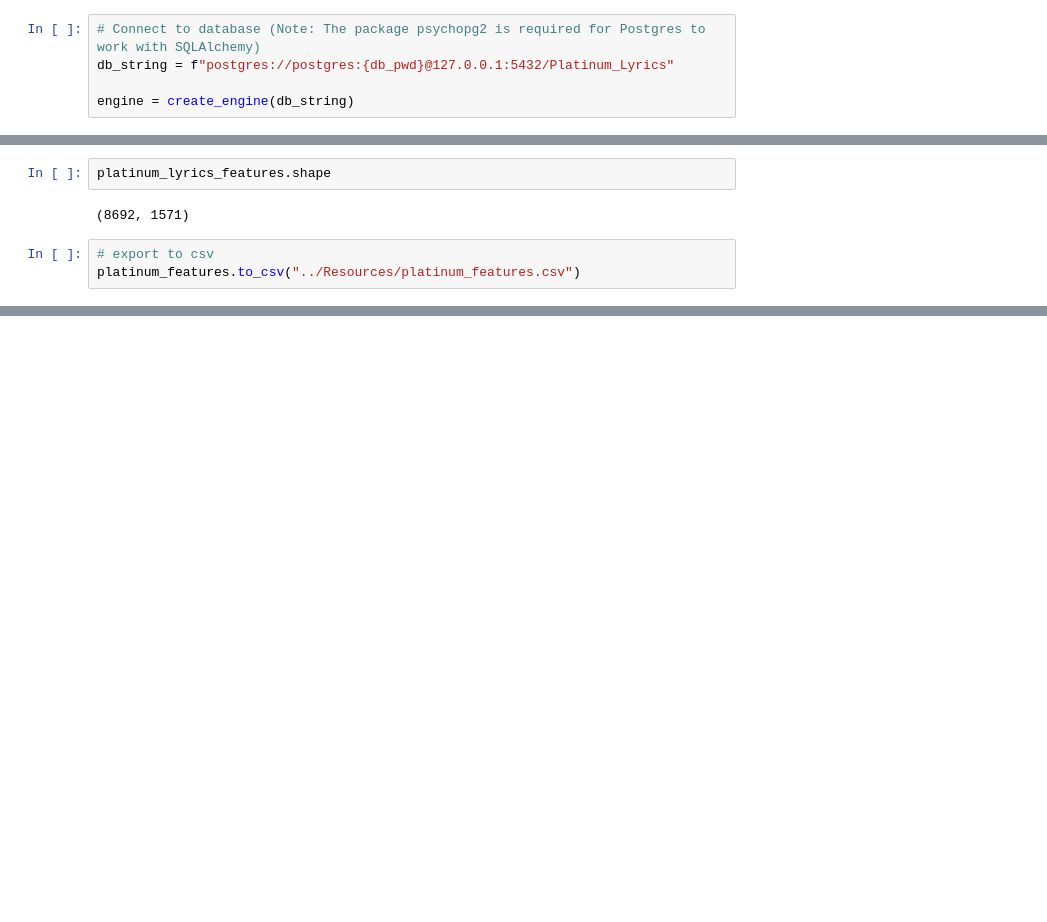
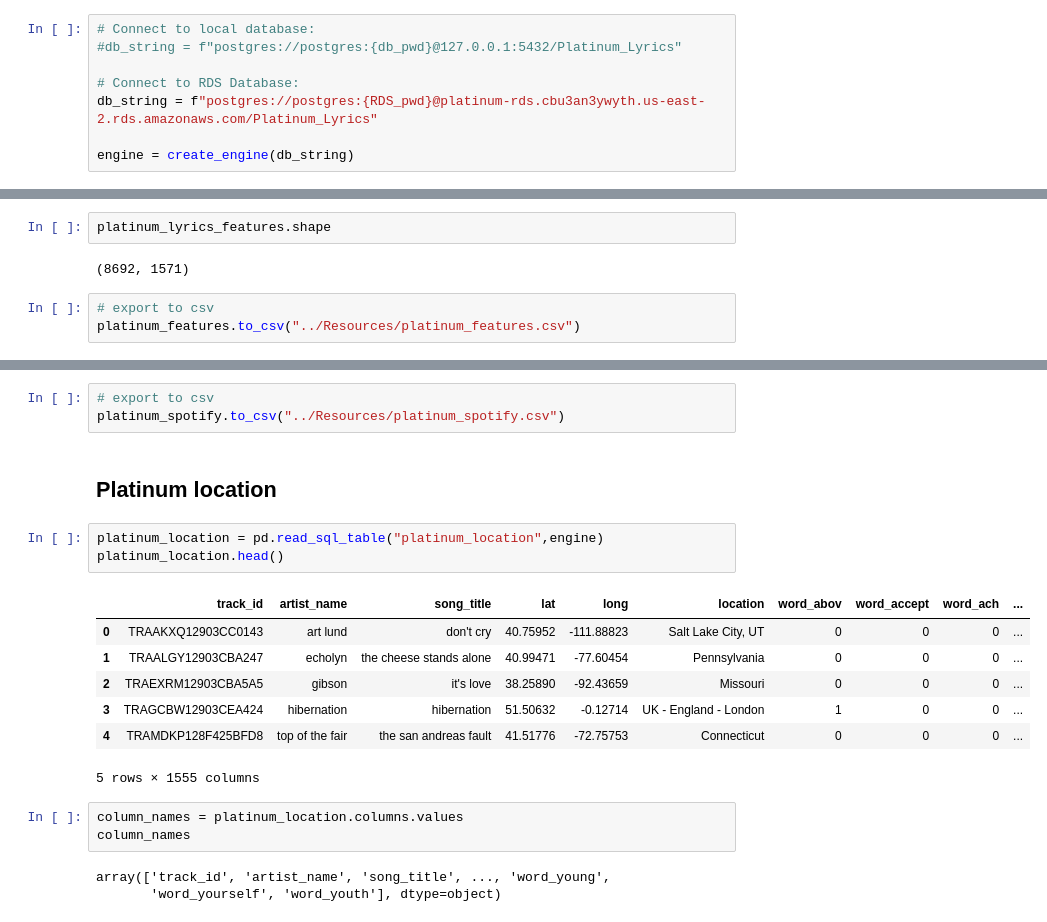
Before and after one commit to jwade688/platinum_lyric_project, a Jupyter notebook: ETL/Notebooks/Postgres_to_csv.ipynb, the cells around one changed output, grey strips where cells are left out. Saved outputs shown, nothing was run; the diff lists cells and outputs as text; blank space fills up the shorter version.

```diff
--- a/ETL/Notebooks/Postgres_to_csv.ipynb
+++ b/ETL/Notebooks/Postgres_to_csv.ipynb
@@ -8,6 +10,9 @@ from config import db_pwd
 # %%
-# Connect to database (Note: The package psychopg2 is required for Postgres to work with SQLAlchemy)
-db_string = f"postgres://postgres:{db_pwd}@127.0.0.1:5432/Platinum_Lyrics"
+# Connect to local database:
+#db_string = f"postgres://postgres:{db_pwd}@127.0.0.1:5432/Platinum_Lyrics"
+
+# Connect to RDS Database:
+db_string = f"postgres://postgres:{RDS_pwd}@platinum-rds.cbu3an3ywyth.us-east-2.rds.amazonaws.com/Platinum_Lyrics"
 
 engine = create_engine(db_string)
 # %% [markdown]
@@ -126,0 +192,22 @@ platinum_features.to_csv("../Resources/platinum_features.csv")
+# %%
+# export to csv
+platinum_spotify.to_csv("../Resources/platinum_spotify.csv")
+# %% [markdown]
+## Platinum location
+# %%
+platinum_location = pd.read_sql_table("platinum_location",engine)
+platinum_location.head()
+# %% [output]
+|  | track_id | artist_name | song_title | lat | long | location | word_abov | word_accept | word_ach | ... |
+| 0 | TRAAKXQ12903CC0143 | art lund | don't cry | 40.75952 | -111.88823 | Salt Lake City, UT | 0 | 0 | 0 | ... |
+| 1 | TRAALGY12903CBA247 | echolyn | the cheese stands alone | 40.99471 | -77.60454 | Pennsylvania | 0 | 0 | 0 | ... |
+| 2 | TRAEXRM12903CBA5A5 | gibson | it's love | 38.25890 | -92.43659 | Missouri | 0 | 0 | 0 | ... |
+| 3 | TRAGCBW12903CEA424 | hibernation | hibernation | 51.50632 | -0.12714 | UK - England - London | 1 | 0 | 0 | ... |
+| 4 | TRAMDKP128F425BFD8 | top of the fair | the san andreas fault | 41.51776 | -72.75753 | Connecticut | 0 | 0 | 0 | ... |
+5 rows × 1555 columns
+# %%
+column_names = platinum_location.columns.values
+column_names
+# %% [output]
+array(['track_id', 'artist_name', 'song_title', ..., 'word_young',
+       'word_yourself', 'word_youth'], dtype=object)
```
Also changed, not shown: parts of 28 cells of this notebook, 4 other files.
